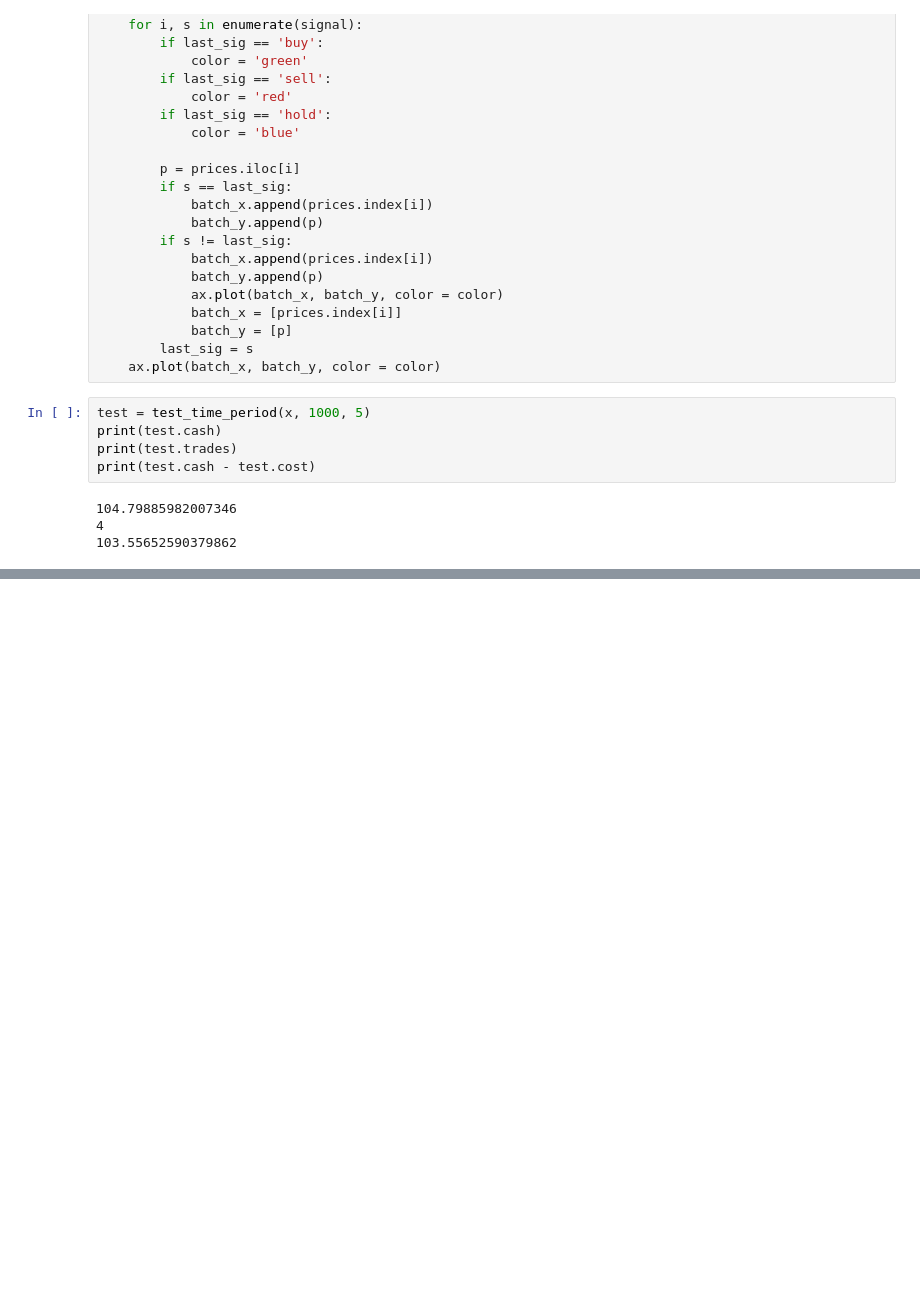
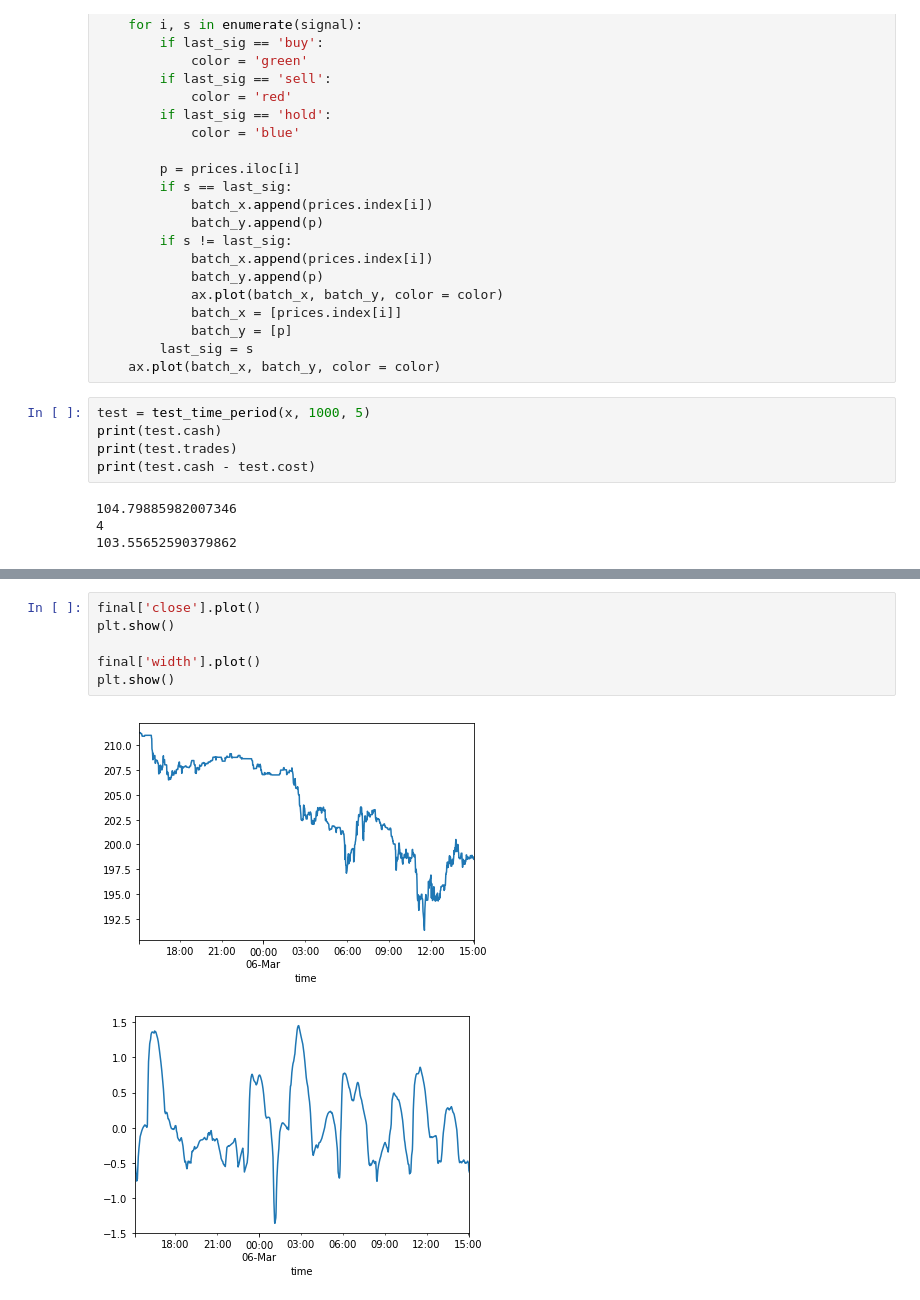
Before and after one commit to 2yan/Super-Simple, a Jupyter notebook: thresholding.ipynb, the cells around one changed output, grey strips where cells are left out. Drawn from its saved outputs; the diff is of its cells as text; blank space fills up the shorter version.

```diff
--- a/thresholding.ipynb
+++ b/thresholding.ipynb
@@ -320,0 +391,9 @@ plt.show()
+# %%
+final['close'].plot()
+plt.show()
+
+final['width'].plot()
+plt.show()
+# %% [output]
+[figure, added]
+[figure, added]
```
Also changed, not shown: parts of 6 cells of this notebook.
